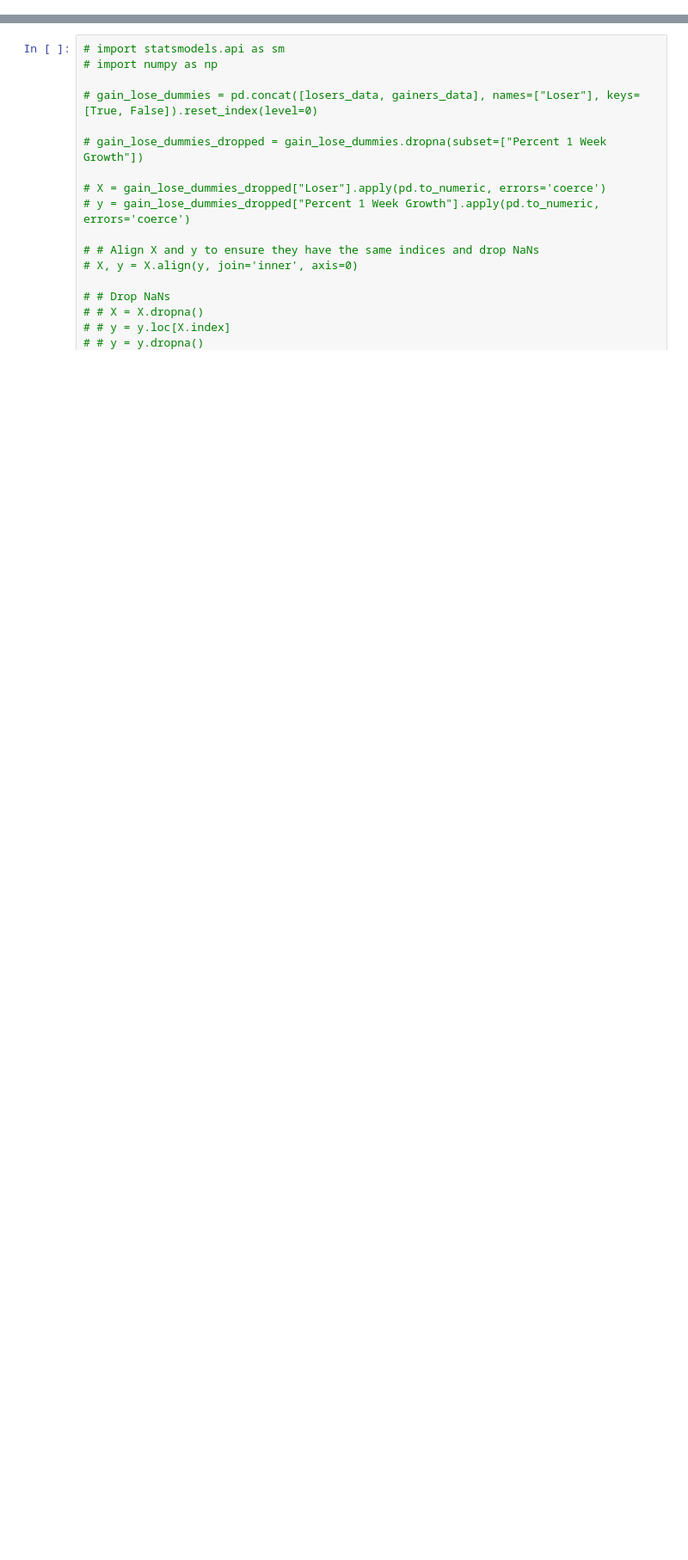
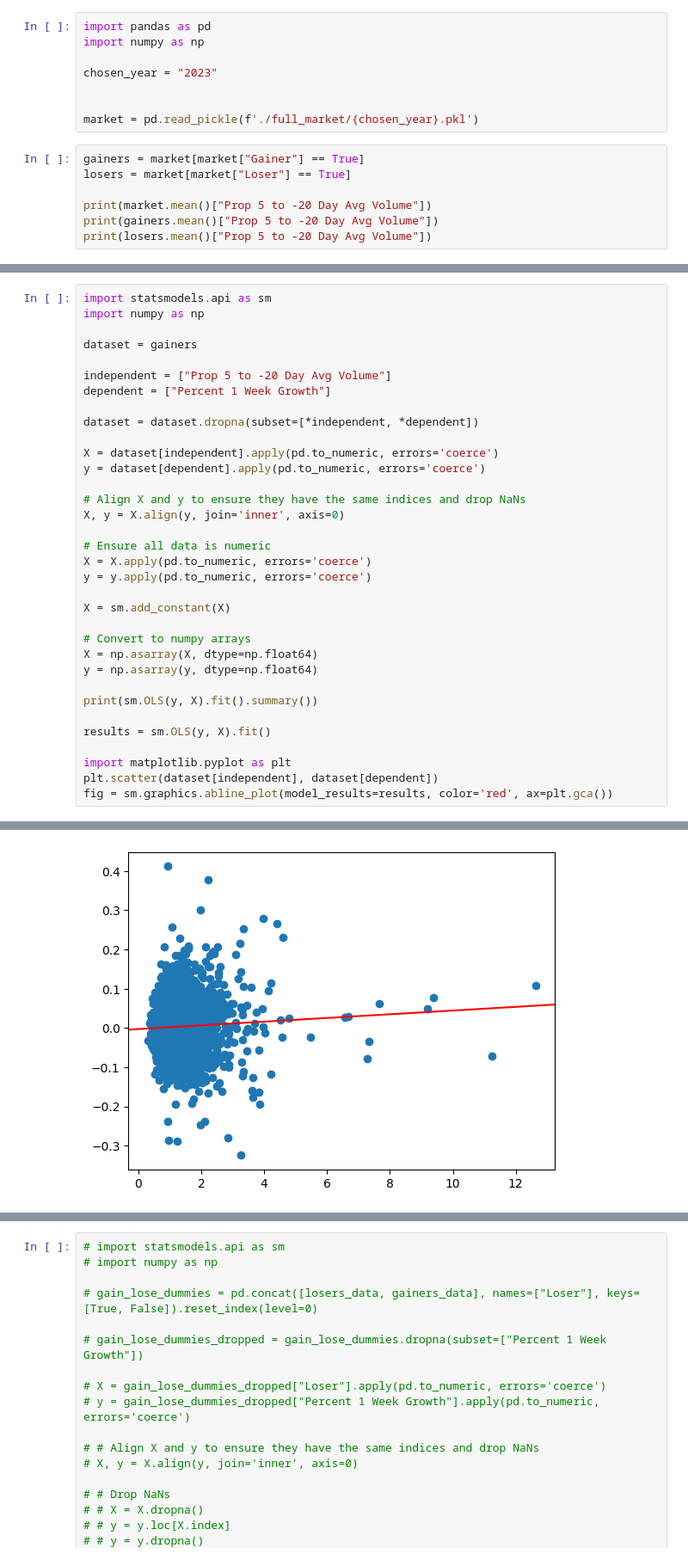
Before and after one commit to Remora-Capital/QTG, a Jupyter notebook: QTG/regression.ipynb, the cells around one changed output, grey strips where cells are left out. Shown at 86% size. Cells and saved outputs as stored; diff of their text form; blank space fills up the shorter version.

```diff
--- a/QTG/regression.ipynb
+++ b/QTG/regression.ipynb
@@ -38,0 +1,15 @@ gainers_log
+# %%
+import pandas as pd
+import numpy as np
+
+chosen_year = "2023"
+
+
+market = pd.read_pickle(f'./full_market/{chosen_year}.pkl')
+# %%
+gainers = market[market["Gainer"] == True]
+losers = market[market["Loser"] == True]
+
+print(market.mean()["Prop 5 to -20 Day Avg Volume"])
+print(gainers.mean()["Prop 5 to -20 Day Avg Volume"])
+print(losers.mean()["Prop 5 to -20 Day Avg Volume"])
@@ -38,0 +20,35 @@ gainers_log
+# %%
+import statsmodels.api as sm
+import numpy as np
+
+dataset = gainers
+
+independent = ["Prop 5 to -20 Day Avg Volume"]
+dependent = ["Percent 1 Week Growth"]
+
+dataset = dataset.dropna(subset=[*independent, *dependent])
+
+X = dataset[independent].apply(pd.to_numeric, errors='coerce')
+y = dataset[dependent].apply(pd.to_numeric, errors='coerce')
+
+# Align X and y to ensure they have the same indices and drop NaNs
+X, y = X.align(y, join='inner', axis=0)
+
+# Ensure all data is numeric
+X = X.apply(pd.to_numeric, errors='coerce')
+y = y.apply(pd.to_numeric, errors='coerce')
+
+X = sm.add_constant(X)
+
+# Convert to numpy arrays
+X = np.asarray(X, dtype=np.float64)
+y = np.asarray(y, dtype=np.float64)
+
+print(sm.OLS(y, X).fit().summary())
+
+results = sm.OLS(y, X).fit()
+
+import matplotlib.pyplot as plt
+plt.scatter(dataset[independent], dataset[dependent])
+fig = sm.graphics.abline_plot(model_results=results, color='red', ax=plt.gca())
+# %% [output]
@@ -39 +72,2 @@ gainers_log
+[figure, added]
 # %%
```
Also changed, not shown: parts of 6 cells of this notebook, 27 other files.
